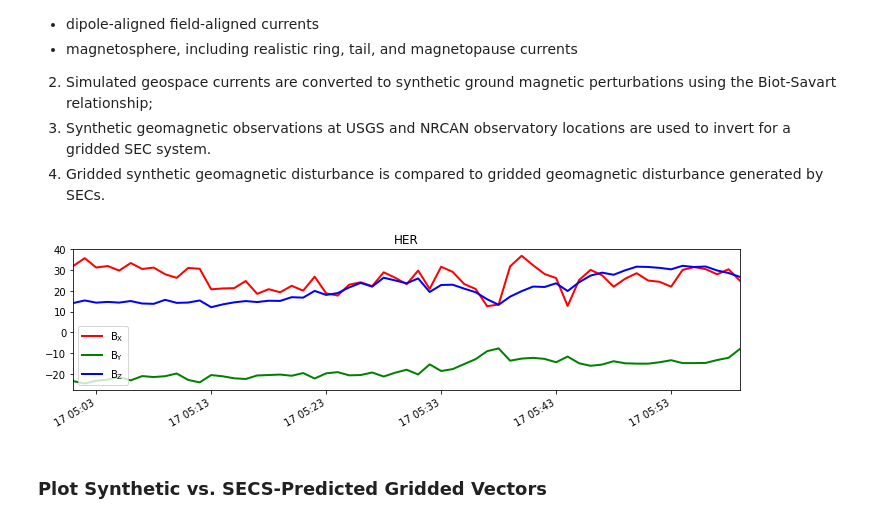
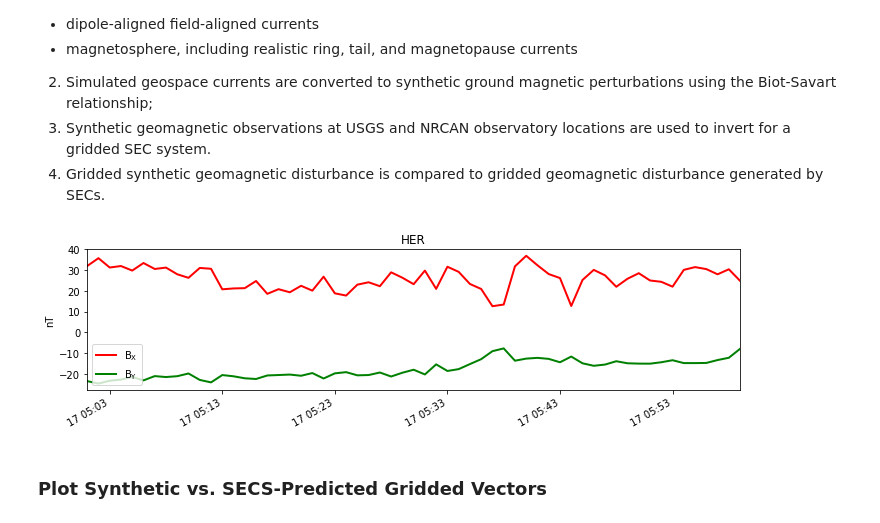
Before and after one commit to usgs/geomag-imp, a Jupyter notebook: docs/SECS_Verify_Demo.ipynb, the cells around one changed output. Saved outputs shown, nothing was run; the diff lists cells and outputs as text; code cells hidden in the pictures.

Commit message:
Updated SECS_Verify_Demo.ipynb notebook and output
Updated the SECS_Verify_Demo notebook, re-ran all cells, and generated
new output from functional tests for gridded synthetic data.

```diff
--- a/docs/SECS_Verify_Demo.ipynb
+++ b/docs/SECS_Verify_Demo.ipynb
@@ -452,36 +399,49 @@ obs_sigma_Btheta_Bphi_Br = np.transpose(obs_sigma_Btheta_Bphi_Br, (2,0,1))
+# %%
+# open NetCDF file and copy DataSet contents to NumPy arrays
+obs_filename = './data/StPatty_dBobs_dBTot_1h.nc'
+with xr.open_dataset(obs_filename) as dset:
+    obs_lat_lon_r = np.dstack((dset.latitude.values,
+                               dset.longitude.values,
+                               dset.radius.values))
+    obs_Btheta_Bphi_Br = np.dstack((dset.Btheta.values,
+                                    dset.Bphi.values,
+                                    dset.Br.values))
+    obs_sigma_Btheta_Bphi_Br = np.dstack((dset.sigmaBtheta.values,
+                                          dset.sigmaBphi.values,
+                                          dset.sigmaBr.values))
+    obs_datetimes = pd.to_datetime(dset.time.values)
+    obs_ids = dset.observatory.values
 # %%
 # Plot synthetic observatory time series
 
 # configure output map file
 plot_dir = 'data/Plots/'
 plot_ext = '.png'
 plot_dpi = 150
 
 plt.figure(figsize=(10,3))
-for ob in dBTot:
+for i in range(len(obs_ids)):
 
     plt.clf()
 
-    plt.plot(ob['datetime']['data'], ob['North']['data'],
-             linewidth=2)
-    plt.plot(ob['datetime']['data'], ob['East']['data'],
-             linewidth=2)
-    plt.plot(ob['datetime']['data'], ob['Down']['data'],
-             linewidth=2)
+    plt.plot(obs_datetimes, -1e9 * obs_Btheta_Bphi_Br[:, i, 0], linewidth=2)
+    plt.plot(obs_datetimes,  1e9 * obs_Btheta_Bphi_Br[:, i, 1], linewidth=2)
+#     plt.plot(obs_datetimes, -1e9 * obs_Btheta_Bphi_Br[:, i, 2], linewidth=2)
     plt.legend(['$\mathsf{B_X}$','$\mathsf{B_Y}$','$\mathsf{B_Z}$'], loc='lower left', prop={'size':10})
-    plt.title(ob['obs']['name'])
-    plt.gca().set_xlim([ob['datetime']['data'][1], ob['datetime']['data'][-1]])
+    plt.ylabel('nT')
+    plt.title(obs_ids[i])
+    plt.gca().set_xlim(obs_datetimes[1], obs_datetimes[-1])
     plt.gcf().autofmt_xdate()
     plt.tight_layout()
 
     # write to file
     baseName = 'LFM_RCM'
-    plotFilename = plot_dir+baseName+"_"+ob['obs']['name']+plot_ext
+    plotFilename = plot_dir+baseName+"_"+obs_ids[i]+plot_ext
     try:
         plt.savefig(plotFilename, dpi=plot_dpi)
     except IOError:
         # if plot_dir didn't exist, create and try again
         os.mkdir(plot_dir)
         plt.savefig(plotFilename, dpi=plot_dpi)
 # %% [output]
-[figure, old version]
+[figure, new version]
```
Also changed, not shown: parts of 18 cells of this notebook, 4 other files.
